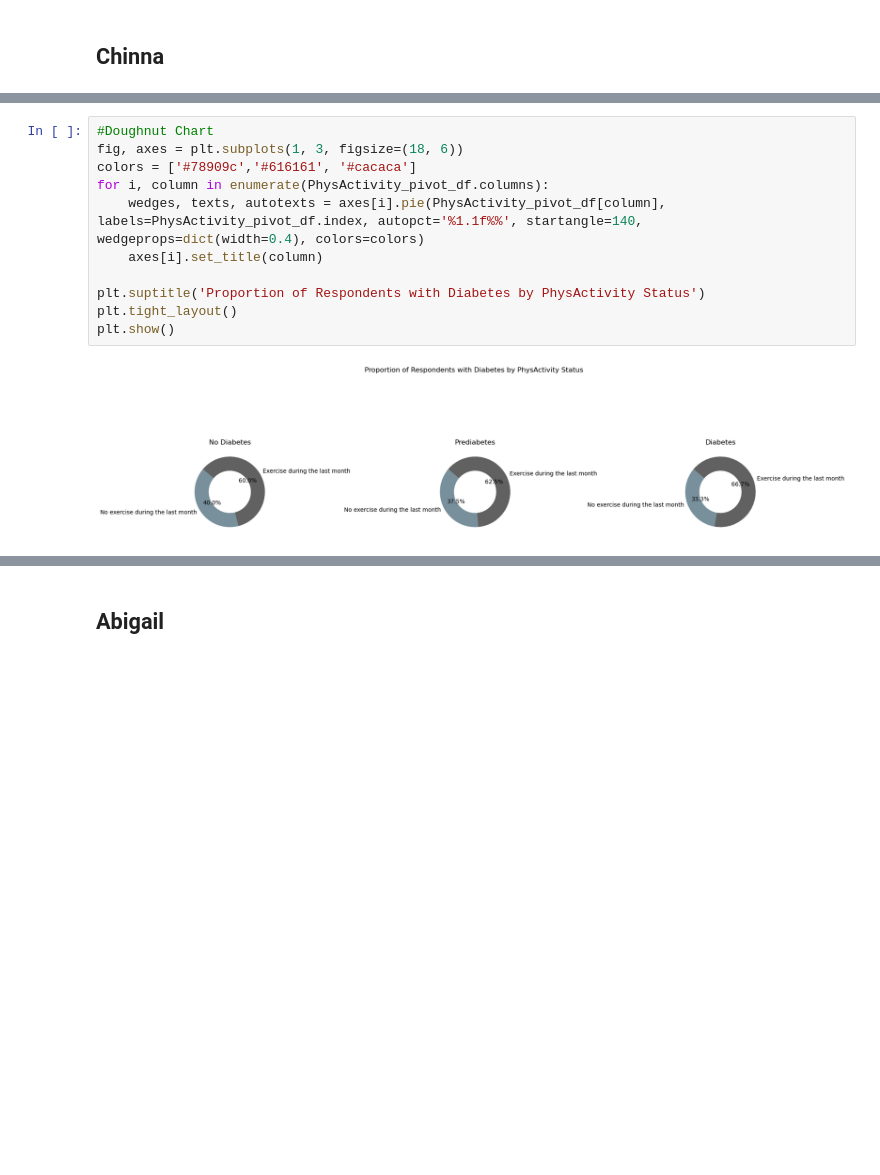
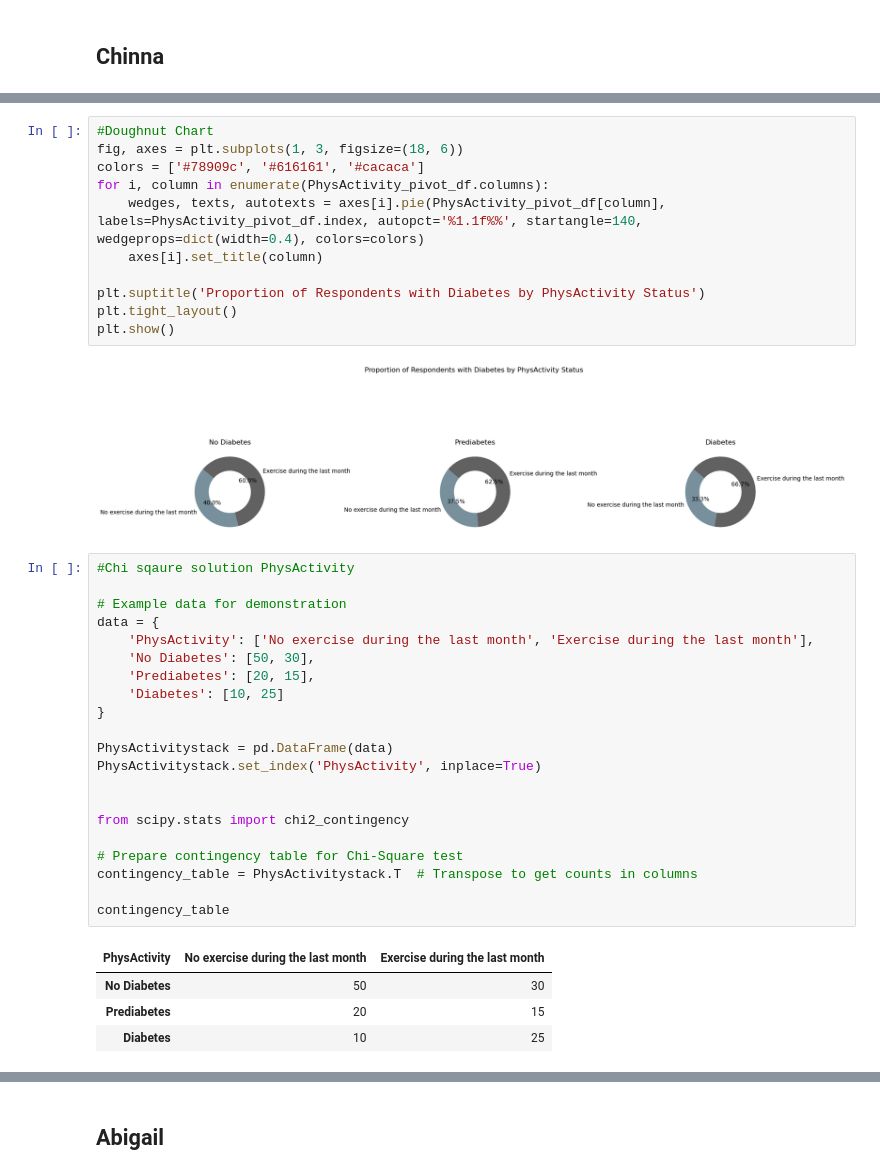
Before and after one commit to williamlevine/project-one, a Jupyter notebook: main_notebook.ipynb, the cells around one changed output, grey strips where cells are left out. Cells and saved outputs as stored; diff of their text form; blank space fills up the shorter version.

Commit message:
Chi-Sqaure testing

```diff
--- a/main_notebook.ipynb
+++ b/main_notebook.ipynb
@@ -201,7 +201,7 @@ plt.show()
 # %%
 #Doughnut Chart
 fig, axes = plt.subplots(1, 3, figsize=(18, 6))
-colors = ['#78909c','#616161', '#cacaca']
+colors = ['#78909c', '#616161', '#cacaca']
 for i, column in enumerate(PhysActivity_pivot_df.columns):
     wedges, texts, autotexts = axes[i].pie(PhysActivity_pivot_df[column], labels=PhysActivity_pivot_df.index, autopct='%1.1f%%', startangle=140, wedgeprops=dict(width=0.4), colors=colors)
     axes[i].set_title(column)
@@ -211,3 +211,29 @@ plt.tight_layout()
 plt.show()
 # %% [output]
 [figure]
+# %%
+#Chi sqaure solution PhysActivity
+
+# Example data for demonstration
+data = {
+    'PhysActivity': ['No exercise during the last month', 'Exercise during the last month'],
+    'No Diabetes': [50, 30],
+    'Prediabetes': [20, 15],
+    'Diabetes': [10, 25]
+}
+
+PhysActivitystack = pd.DataFrame(data)
+PhysActivitystack.set_index('PhysActivity', inplace=True)
+
+
+from scipy.stats import chi2_contingency
+
+# Prepare contingency table for Chi-Square test
+contingency_table = PhysActivitystack.T  # Transpose to get counts in columns
+
+contingency_table
+# %% [output]
+| PhysActivity | No exercise during the last month | Exercise during the last month |
+| No Diabetes | 50 | 30 |
+| Prediabetes | 20 | 15 |
+| Diabetes | 10 | 25 |
```
Also changed, not shown: parts of 5 cells of this notebook.
